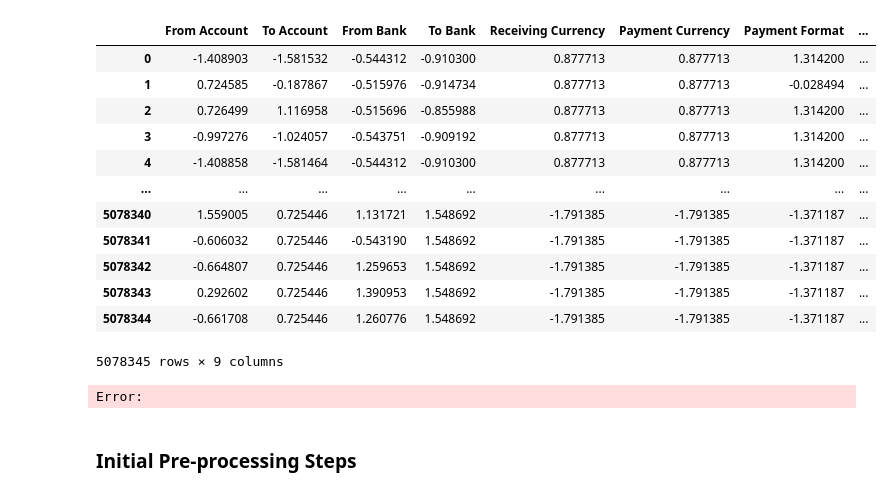
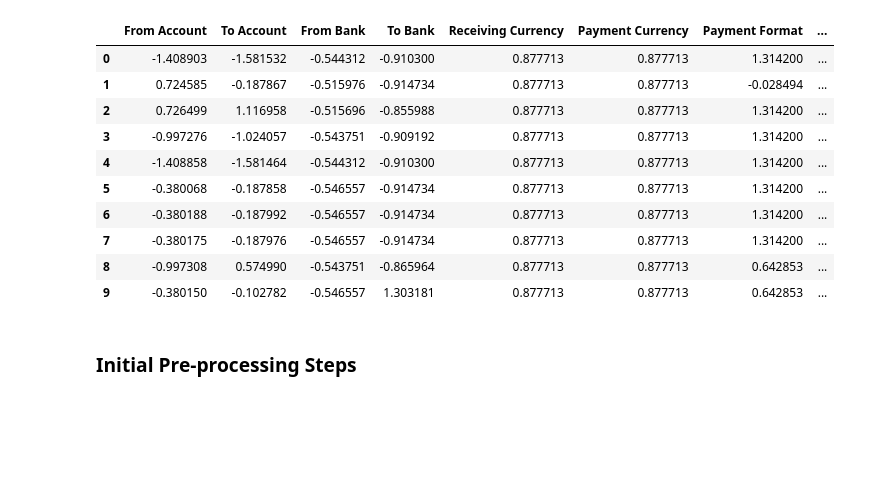
Before and after one commit to RuoqingEvelineWang/comp5340, a Jupyter notebook: data_processing.ipynb, the cells around one changed output. Drawn from its saved outputs; the diff is of its cells as text; code cells hidden in the pictures; blank space fills up the shorter version.

```diff
--- a/data_processing.ipynb
+++ b/data_processing.ipynb
@@ -25,24 +25,19 @@ df['ToBankAcc'] = df.iloc[:,3].astype(str) + '_' + df.iloc[:,4]
 # encode_to_bank = OrdinalEncoder().fit(df['To Bank'].to_numpy().reshape((-1,1)))
 # %%
 # Nominal Encoding
-encode_in_curr = LabelEncoder().fit(df['Receiving Currency']) # Receiving Currency
-encode_out_curr = LabelEncoder().fit(df['Payment Currency']) # Payment Currency
+encode_curr = LabelEncoder().fit(pd.concat([df['Receiving Currency'], df['Payment Currency']], ignore_index=True)) # For all Currency
 encode_paym_format = LabelEncoder().fit(df['Payment Format']) # Payment Format
-
-# Nominal Encoding
-encode_from_acct = LabelEncoder().fit(df['FromBankAcc']) # From Account
-encode_to_acct = LabelEncoder().fit(df['ToBankAcc']) # To Account
-encode_from_bank = LabelEncoder().fit(df['From Bank']) # From Bank
-encode_to_bank = LabelEncoder().fit(df['To Bank']) # To Bank
+encode_acct = LabelEncoder().fit(pd.concat([df['FromBankAcc'], df['ToBankAcc']], ignore_index=True)) # For all unique Account
+encode_bank = LabelEncoder().fit(pd.concat([df['From Bank'], df['To Bank']], ignore_index=True)) # For all unique Bank codes
 # %%
 clean_df = pd.DataFrame()
 
-clean_df['From Account'] = encode_from_acct.transform(df['FromBankAcc'])
-clean_df['To Account'] = encode_to_acct.transform(df['ToBankAcc'])
-clean_df['From Bank'] = encode_from_bank.transform(df['From Bank'])
-clean_df['To Bank'] = encode_to_bank.transform(df['To Bank'])
-clean_df['Receiving Currency'] = encode_in_curr.transform(df['Receiving Currency'])
-clean_df['Payment Currency'] = encode_in_curr.transform(df['Receiving Currency'])
+clean_df['From Account'] = encode_acct.transform(df['FromBankAcc'])
+clean_df['To Account'] = encode_acct.transform(df['ToBankAcc'])
+clean_df['From Bank'] = encode_bank.transform(df['From Bank'])
+clean_df['To Bank'] = encode_bank.transform(df['To Bank'])
+clean_df['Receiving Currency'] = encode_curr.transform(df['Receiving Currency'])
+clean_df['Payment Currency'] = encode_curr.transform(df['Payment Currency'])
 clean_df['Payment Format'] = encode_paym_format.transform(df['Payment Format'])
 clean_df['Timestamp'] = pd.to_datetime(df['Timestamp'])
 clean_df['Amount Paid'] = df['Amount Paid']
@@ -72,23 +67,21 @@ clean_df.describe()
 # %%
 # Normalisation Step (sample)
 scaler = StandardScaler()
 
 feature_df = clean_df.drop(columns=['Timestamp', 'Is Laundering'])
 
 # scale only feature columns
-scaler.set_output(transform='pandas').fit_transform(feature_df)
+output_df = scaler.set_output(transform='pandas').fit_transform(feature_df)
+output_df.head(10)
 # %% [output]
 |  | From Account | To Account | From Bank | To Bank | Receiving Currency | Payment Currency | Payment Format | ... |
 | 0 | -1.408903 | -1.581532 | -0.544312 | -0.910300 | 0.877713 | 0.877713 | 1.314200 | ... |
 | 1 | 0.724585 | -0.187867 | -0.515976 | -0.914734 | 0.877713 | 0.877713 | -0.028494 | ... |
 | 2 | 0.726499 | 1.116958 | -0.515696 | -0.855988 | 0.877713 | 0.877713 | 1.314200 | ... |
 | 3 | -0.997276 | -1.024057 | -0.543751 | -0.909192 | 0.877713 | 0.877713 | 1.314200 | ... |
 | 4 | -1.408858 | -1.581464 | -0.544312 | -0.910300 | 0.877713 | 0.877713 | 1.314200 | ... |
-| ... | ... | ... | ... | ... | ... | ... | ... | ... |
-| 5078340 | 1.559005 | 0.725446 | 1.131721 | 1.548692 | -1.791385 | -1.791385 | -1.371187 | ... |
-| 5078341 | -0.606032 | 0.725446 | -0.543190 | 1.548692 | -1.791385 | -1.791385 | -1.371187 | ... |
-| 5078342 | -0.664807 | 0.725446 | 1.259653 | 1.548692 | -1.791385 | -1.791385 | -1.371187 | ... |
-| 5078343 | 0.292602 | 0.725446 | 1.390953 | 1.548692 | -1.791385 | -1.791385 | -1.371187 | ... |
-| 5078344 | -0.661708 | 0.725446 | 1.260776 | 1.548692 | -1.791385 | -1.791385 | -1.371187 | ... |
+| 5 | -0.380068 | -0.187858 | -0.546557 | -0.914734 | 0.877713 | 0.877713 | 1.314200 | ... |
+| 6 | -0.380188 | -0.187992 | -0.546557 | -0.914734 | 0.877713 | 0.877713 | 1.314200 | ... |
+| 7 | -0.380175 | -0.187976 | -0.546557 | -0.914734 | 0.877713 | 0.877713 | 1.314200 | ... |
+| 8 | -0.997308 | 0.574990 | -0.543751 | -0.865964 | 0.877713 | 0.877713 | 0.642853 | ... |
+| 9 | -0.380150 | -0.102782 | -0.546557 | 1.303181 | 0.877713 | 0.877713 | 0.642853 | ... |
-5078345 rows × 9 columns
-Error:
```
Also changed, not shown: parts of 3 cells of this notebook, 1 other file.
